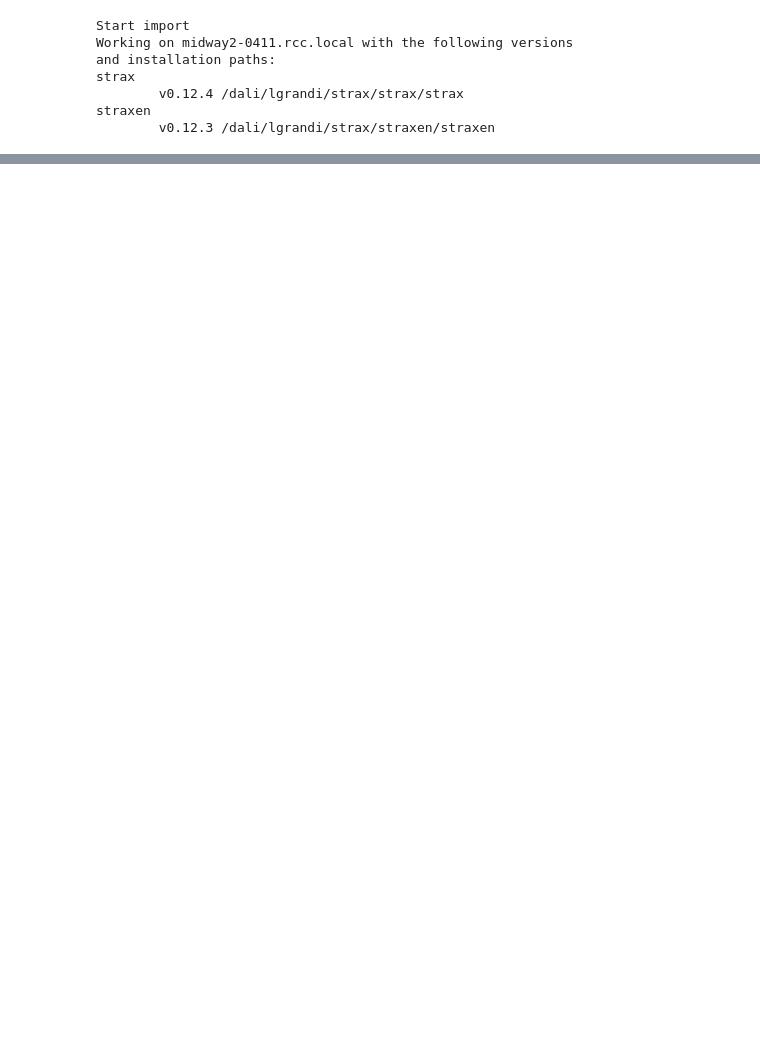
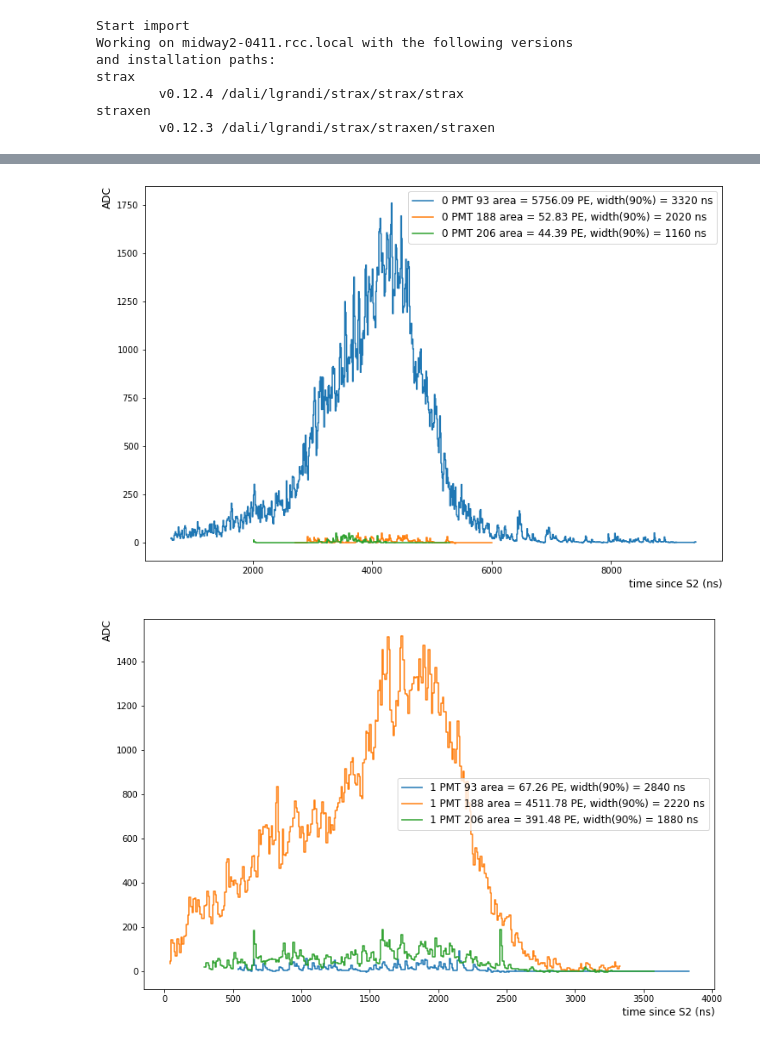
Before and after one commit to valerioda/xenon-note, a Jupyter notebook: fast_response_analysis/anode_test_s2_selection.ipynb, the cells around one changed output, grey strips where cells are left out. Drawn from its saved outputs; the diff is of its cells as text; code cells hidden in the pictures; blank space fills up the shorter version.

```diff
--- a/fast_response_analysis/anode_test_s2_selection.ipynb
+++ b/fast_response_analysis/anode_test_s2_selection.ipynb
@@ -40,6 +41,12 @@ events = st.get_array(run_id,'event_basics')
 peaks = st.get_array(run_id,'peak_basics')
 s2_times = events['s2_time']
 s2_endtimes = events['s2_endtime']
+# %%
+run_id2 = '009748'
+events2 = st.get_array(run_id2,'event_basics')
+peaks2 = st.get_array(run_id2,'peak_basics')
+s2_times2 = events2['s2_time']
+s2_endtimes2 = events2['s2_endtime']
 # %%
 ndiv = 10
 start = [0, 4574, 9069, 13611, 18127, 22632, 27178, 31688, 36148, 40709, 45191]
@@ -277,0 +168,5 @@ PMT 206 events 6851
+# %%
+ssu.plot_records(run_id2,PMTs,n=2)
+# %% [output]
+[figure, added]
+[figure, added]
```
Also changed, not shown: parts of 21 cells of this notebook, 23 other files.
